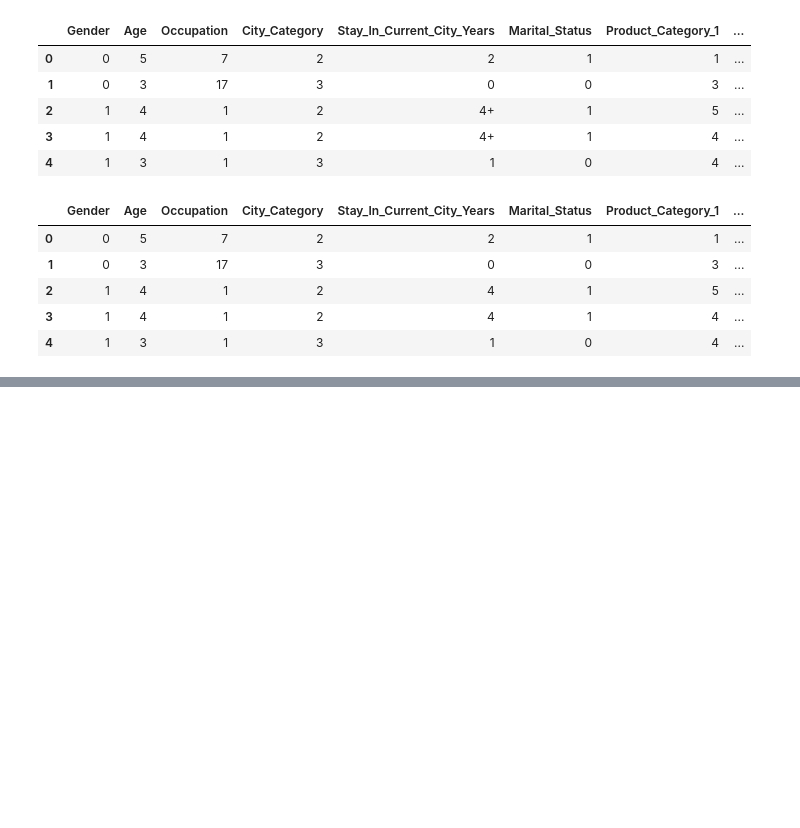
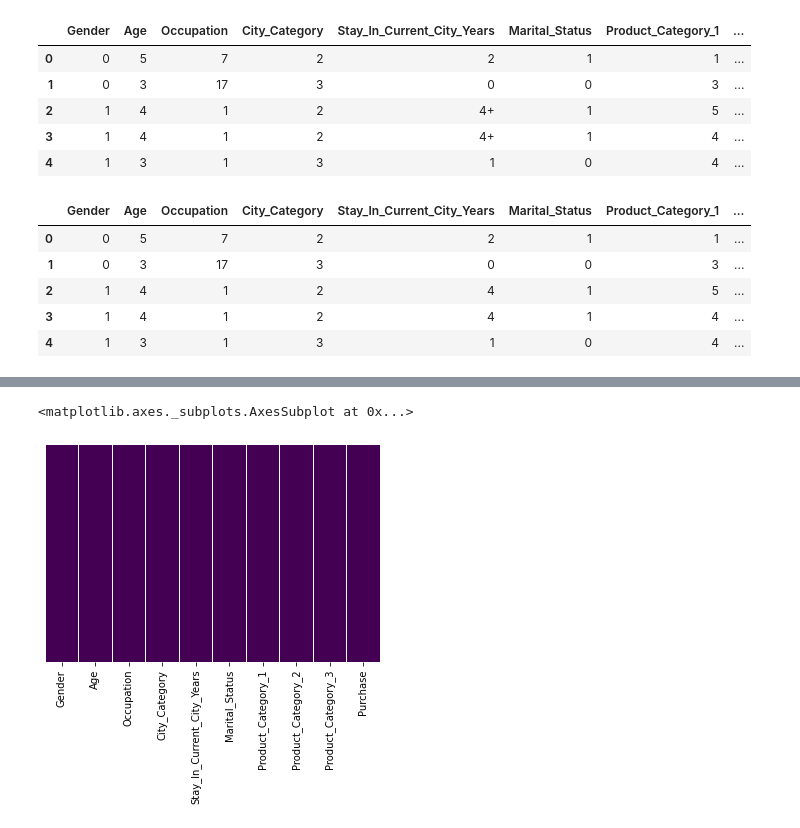
Before and after one commit to mradulpandya/Data_Analysis, a Jupyter notebook: DataCleaning.ipynb, the cells around one changed output, grey strips where cells are left out. Cells and saved outputs as stored; diff of their text form; code cells hidden in the pictures; blank space fills up the shorter version.

```diff
--- a/DataCleaning.ipynb
+++ b/DataCleaning.ipynb
@@ -280,3 +280,5 @@ New_df.head()
 | 2 | 1 | 4 | 1 | 2 | 4 | 1 | 5 | ... |
 | 3 | 1 | 4 | 1 | 2 | 4 | 1 | 4 | ... |
 | 4 | 1 | 3 | 1 | 3 | 1 | 0 | 4 | ... |
+# %%
+New_df['Product_Category_2'] = New_df['Product_Category_2'].fillna(New_df['Product_Category_2'].mean())
@@ -282,0 +299,2 @@ New_df.head()
+# %%
+New_df['Product_Category_3'] = New_df['Product_Category_3'].fillna(New_df['Product_Category_3'].mean())
@@ -282,0 +315,2 @@ New_df.head()
+# %%
+New_df['Purchase'] = New_df['Purchase'].fillna(New_df['Purchase'].mean())
@@ -282,0 +331,5 @@ New_df.head()
+# %%
+sb.heatmap(New_df.isnull(), yticklabels=False, cbar=False, cmap='viridis')
+# %% [output]
+<matplotlib.axes._subplots.AxesSubplot at 0x...>
+[figure, added]
```
Also changed, not shown: parts of 4 cells of this notebook.
